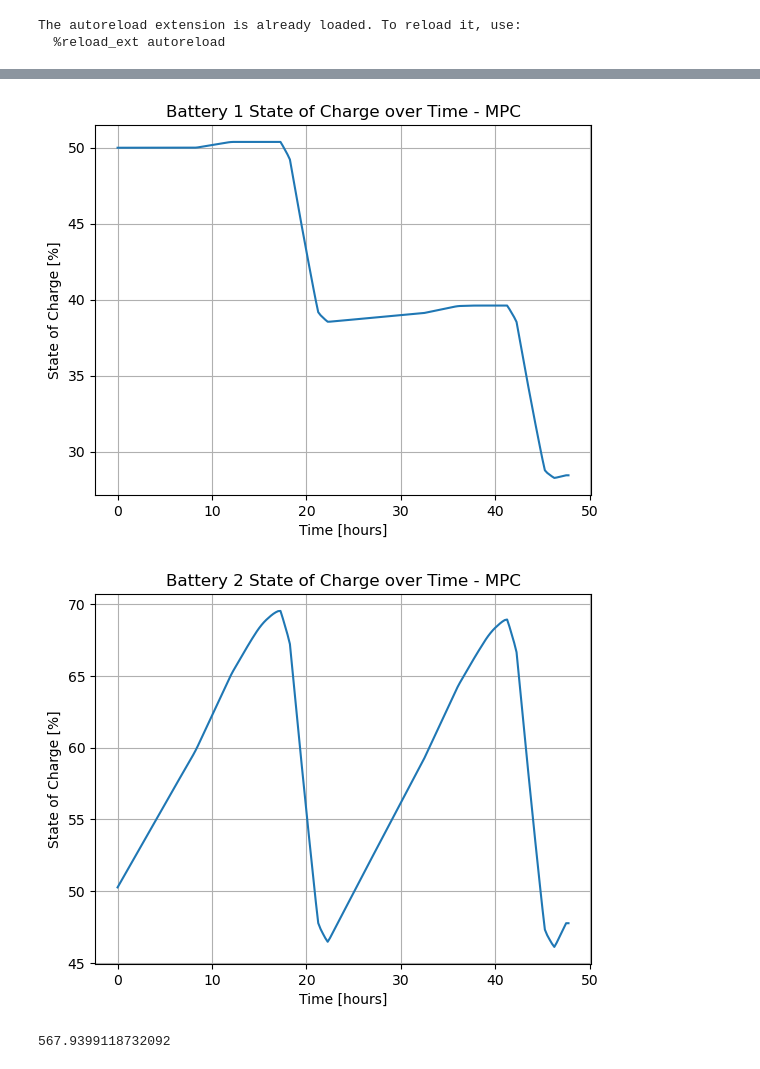
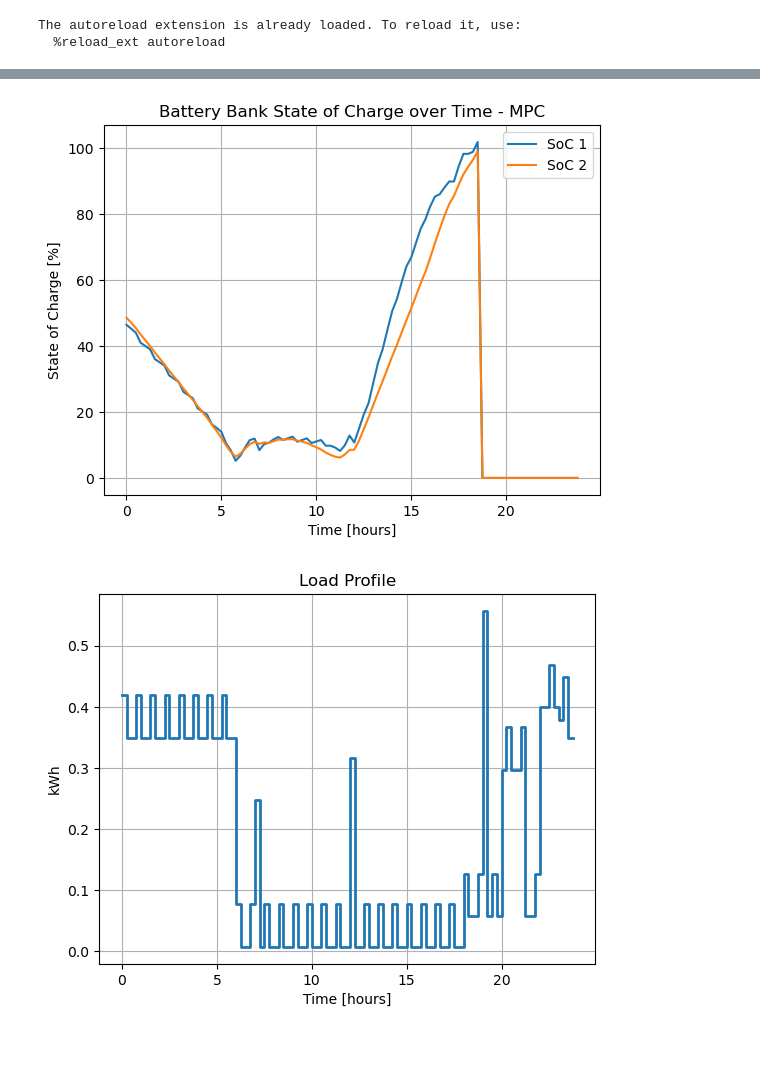
Before and after one commit to DaniloOrige/Microgrid_MPC_Simulation, a Jupyter notebook: dev/simulation.ipynb, the cells around one changed output, grey strips where cells are left out. Saved outputs shown, nothing was run; the diff lists cells and outputs as text; code cells hidden in the pictures.

```diff
--- a/dev/simulation.ipynb
+++ b/dev/simulation.ipynb
@@ -141,20 +182,0 @@ F = CARIMA["F"]
-# %%
-###### Charging Tests
-
-SoCk = np.zeros(Nsim)
-SoCk[0] = 100 # Initial SoC
-
-
-#load consumption profile
-for k in range(1, Nsim):
-        SoC = 0.995*SoCk[k-1] + K_ch[0]*(-load_profile[k-1] + pv_profile[k-1])
-        SoC = np.clip(SoC, 0, 100)
-        SoCk[k] = SoC
-
-plt.figure()
-plt.plot(np.arange(0, t_sim, dt), SoCk)
-plt.title('Battery State of Charge over Time - Open Loop')
-plt.xlabel('Time [hours]')
-plt.ylabel('State of Charge [%]')
-plt.grid()
-plt.show()
@@ -310,7 +255,7 @@ for k in range(Nsim - 1):
     problem.solve(
     warm_start=True,
     verbose=False,
-    max_iter=10000,
+    max_iter=100000,
     )
     if problem.status != 'optimal':
         print(f'Solver Error at iteration {k}: {problem.status}')
@@ -342,9 +287,10 @@ for k in range(Nsim - 1):
             print(f'{name:12s} = {var.value[0]}')
         if var.ndim == 2:
             print(f'{name:12s} = {var.value[:, 0]}')
-    Pleft = Pgrid + pv_profile[k] +  Pbat_pos
-    Pright = load_profile[k] + Pbat_neg
-
+    Pleft = Pgrid + pv_profile[k] +  Pbat_neg
+    Pright = load_profile[k] + Pbat_pos
+    print(f'Ppv power  = {pv_profile[k]}')
+    print(f'Load power = {load_profile[k]}')
     print(f'Power Balance left side = {Pleft[0, 0]}')
     print(f'Power Balance right side = {Pright[0, 0]}')
 
@@ -369,7 +315,7 @@ y_array[:, -1] = y_array[:, -2]
 print(f'Egrid: {Egrid/1000:.2f} kWh')
 print(f'Eload: {Eload/1000:.2f} kWh')
 print(f'Eppv: {Eppv/1000:.2f} kWh')
-print(f'Pbat {np.sum(u):.2f} kW')
+print(f'Ebat {np.sum(u)*dt/1000:.2f} kWh')
 print(f'cost: {cost}')
 
 load_total = Eload/1000.0
@@ -399,27 +346,22 @@ cost: 12.350930938115344
 # %%
 
 plt.figure()
-plt.plot(np.arange(0, t_sim, dt), y_array[0, :])
-plt.title('Battery 1 State of Charge over Time - MPC')
+plt.plot(np.arange(0, t_sim/2, dt), y_array[0, :96], label= 'SoC 1')
+plt.plot(np.arange(0, t_sim/2, dt), y_array[1, :96], label= 'SoC 2')
+plt.legend()
+plt.title('Battery Bank State of Charge over Time - MPC')
 plt.xlabel('Time [hours]')
 plt.ylabel('State of Charge [%]')
 plt.grid()
 plt.show()
 
-
 plt.figure()
-plt.plot(np.arange(0, t_sim, dt), y_array[1, :])
-plt.title('Battery 2 State of Charge over Time - MPC')
+plt.step(np.arange(0, 24, 0.25), load_profile[:96]/1000 * 0.25, where='post', linewidth=2)
+plt.title('Load Profile')
 plt.xlabel('Time [hours]')
-plt.ylabel('State of Charge [%]')
+plt.ylabel('kWh')
 plt.grid()
 plt.show()
 # %% [output]
-[figure, old version]
+[figure, new version]
-[figure, old version]
+[figure, new version]
-# %%
-iteracao = 80
-
-print(-pv_profile[iteracao] + load_profile[iteracao])
-# %% [output]
-567.9399118732092
```
Also changed, not shown: parts of 10 cells of this notebook, 2 other files.
